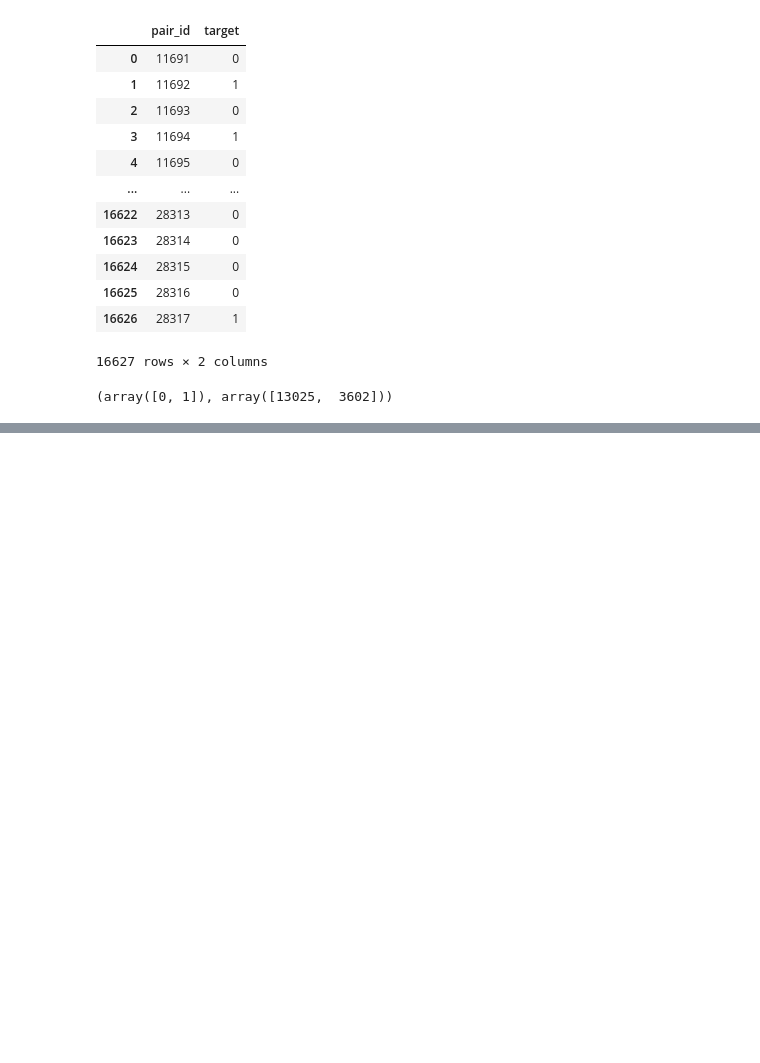
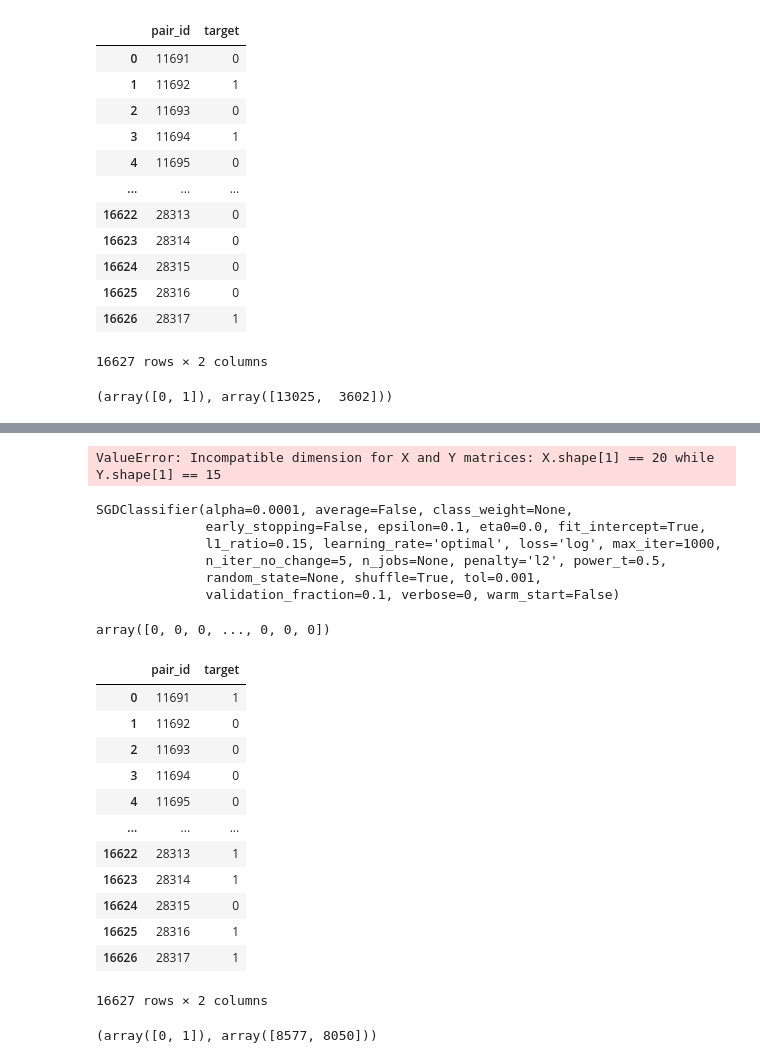
Before and after one commit to SmirnovMihail/ML_project_2020, a Jupyter notebook: Main.ipynb, the cells around one changed output, grey strips where cells are left out. Cells and saved outputs as stored; diff of their text form; code cells hidden in the pictures; blank space fills up the shorter version.

```diff
--- a/Main.ipynb
+++ b/Main.ipynb
@@ -435,0 +519,11 @@ np.unique(data['target'], return_counts=True)
+# %%
+def all_group_feature_list(start_group, finish_group):
+
+    res = np.load('group_features/{}.npy'.format(start_group))
+
+
+    for group_num in range(start_group + 1, finish_group + 1):
+#         res += ndarray_to_list(np.load('group_features/{}.npy'.format(group_num)))
+        res = np.vstack((res, np.load('group_features/{}.npy'.format(group_num))))
+
+    return res
@@ -435,0 +532,2 @@ np.unique(data['target'], return_counts=True)
+# %%
+X_test = all_group_feature_list(130, 309)
@@ -435,0 +569,44 @@ np.unique(data['target'], return_counts=True)
+# %%
+y_pred = clf.predict(X_test)
+# %% [output]
+ValueError: Incompatible dimension for X and Y matrices: X.shape[1] == 20 while Y.shape[1] == 15
+# %%
+log_reg.fit(scaler.transform(X_train), train_target)
+# %% [output]
+SGDClassifier(alpha=0.0001, average=False, class_weight=None,
+              early_stopping=False, epsilon=0.1, eta0=0.0, fit_intercept=True,
+              l1_ratio=0.15, learning_rate='optimal', loss='log', max_iter=1000,
+              n_iter_no_change=5, n_jobs=None, penalty='l2', power_t=0.5,
+              random_state=None, shuffle=True, tol=0.001,
+              validation_fraction=0.1, verbose=0, warm_start=False)
+# %%
+log_reg.predict(scaler.transform(X_test))
+# %% [output]
+array([0, 0, 0, ..., 0, 0, 0])
+# %%
+data = test_data
+data['target'] = y_pred
+data = data.drop(['group_id', 'doc_id'], axis=1)
+
+# print(data.head(100))
+# data['target'] = data['target'].apply(lambda x: 0 if x == -1 else 1)
+data.to_csv("submission.csv", index=False)
+data
+# %% [output]
+|  | pair_id | target |
+| 0 | 11691 | 1 |
+| 1 | 11692 | 0 |
+| 2 | 11693 | 0 |
+| 3 | 11694 | 0 |
+| 4 | 11695 | 0 |
+| ... | ... | ... |
+| 16622 | 28313 | 1 |
+| 16623 | 28314 | 1 |
+| 16624 | 28315 | 0 |
+| 16625 | 28316 | 1 |
+| 16626 | 28317 | 1 |
+16627 rows × 2 columns
+# %%
+np.unique(data['target'], return_counts=True)
+# %% [output]
+(array([0, 1]), array([8577, 8050]))
```
Also changed, not shown: parts of 23 cells of this notebook, 1 other file.
